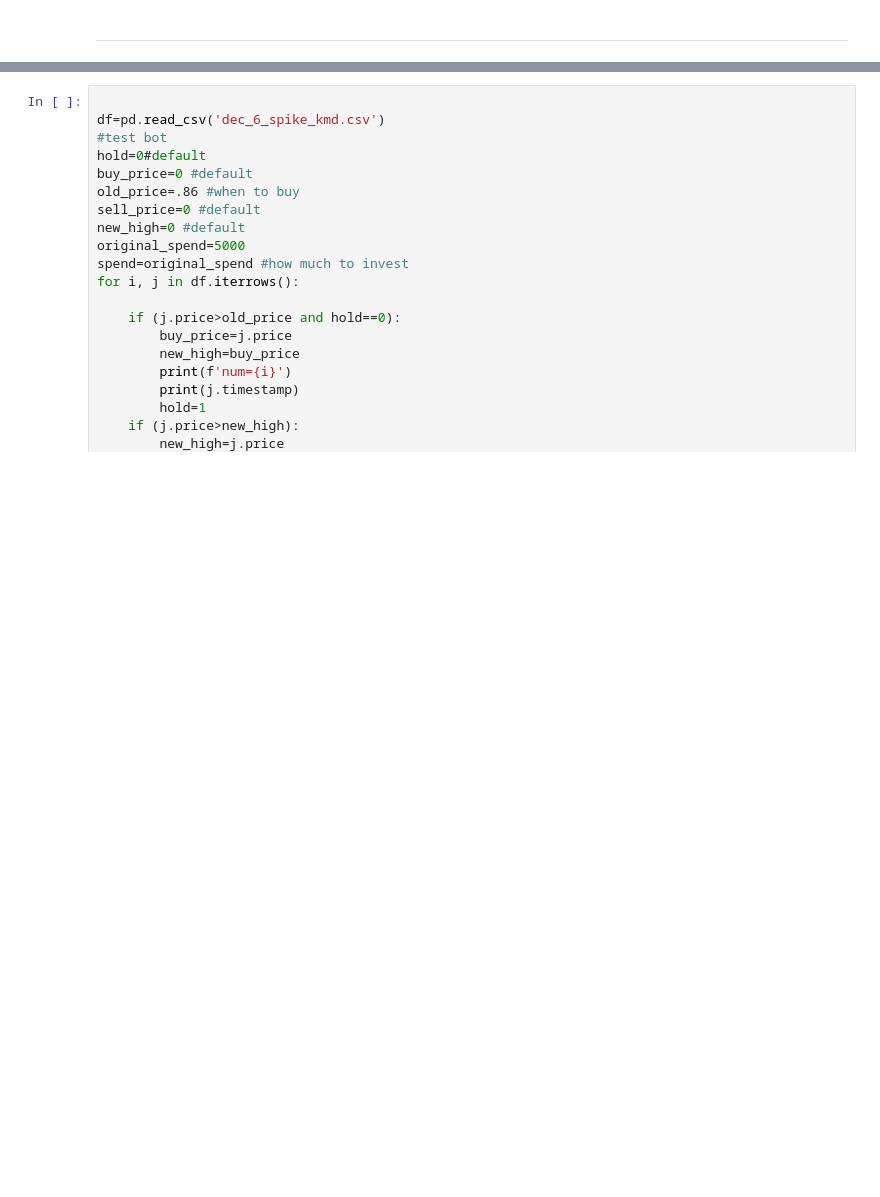
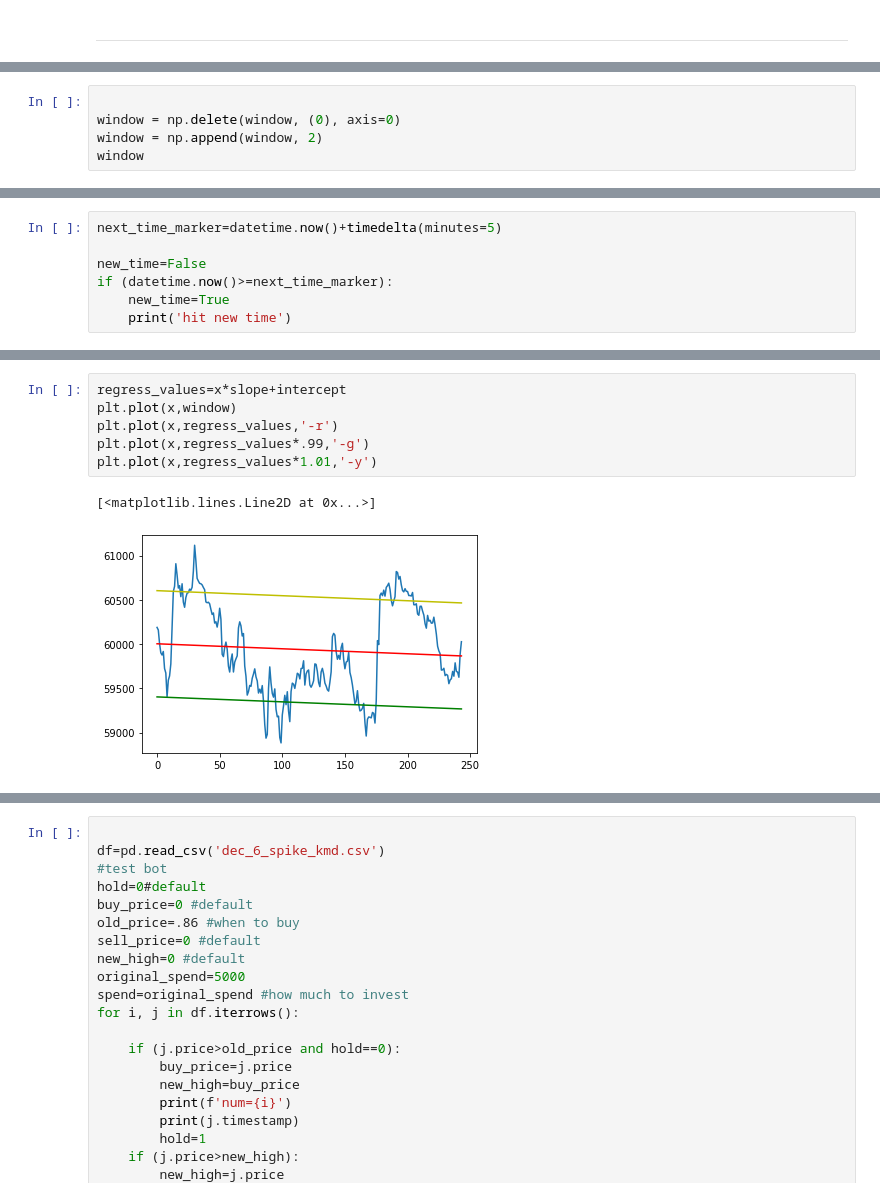
Before and after one commit to julia-claira/crypto, a Jupyter notebook: historical_data.ipynb, the cells around one changed output, grey strips where cells are left out. Saved outputs shown, nothing was run; the diff lists cells and outputs as text; blank space fills up the shorter version.

```diff
--- a/historical_data.ipynb
+++ b/historical_data.ipynb
@@ -231,0 +232,5 @@ plt.savefig('dec6kmd_spike.png')
+# %%
+
+window = np.delete(window, (0), axis=0)
+window = np.append(window, 2)
+window
@@ -231,0 +255,7 @@ plt.savefig('dec6kmd_spike.png')
+# %%
+next_time_marker=datetime.now()+timedelta(minutes=5)
+
+new_time=False
+if (datetime.now()>=next_time_marker):
+    new_time=True
+    print('hit new time')
@@ -231,0 +485,9 @@ plt.savefig('dec6kmd_spike.png')
+# %%
+regress_values=x*slope+intercept
+plt.plot(x,window)
+plt.plot(x,regress_values,'-r')
+plt.plot(x,regress_values*.99,'-g')
+plt.plot(x,regress_values*1.01,'-y')
+# %% [output]
+[<matplotlib.lines.Line2D at 0x...>]
+[figure, added]
```
Also changed, not shown: parts of 30 cells of this notebook, 15 other files.
